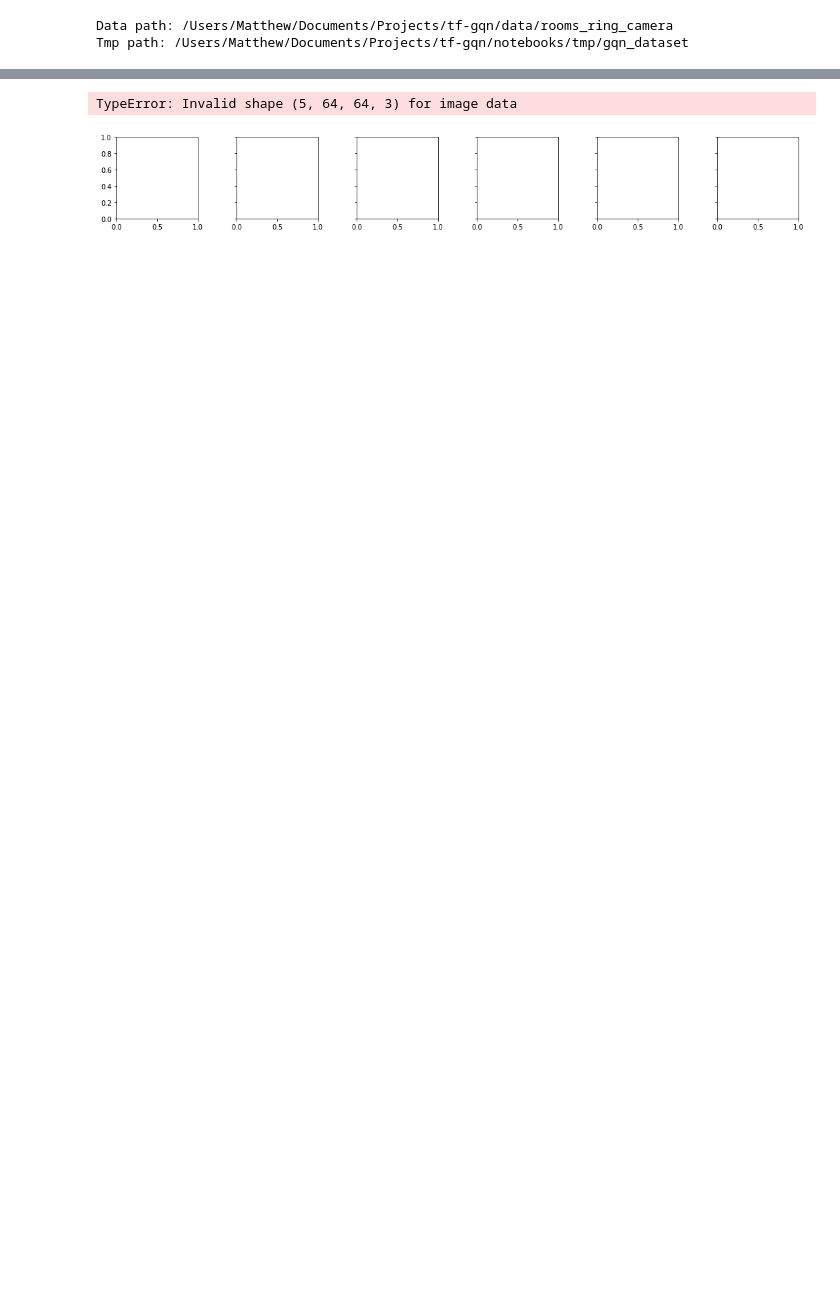
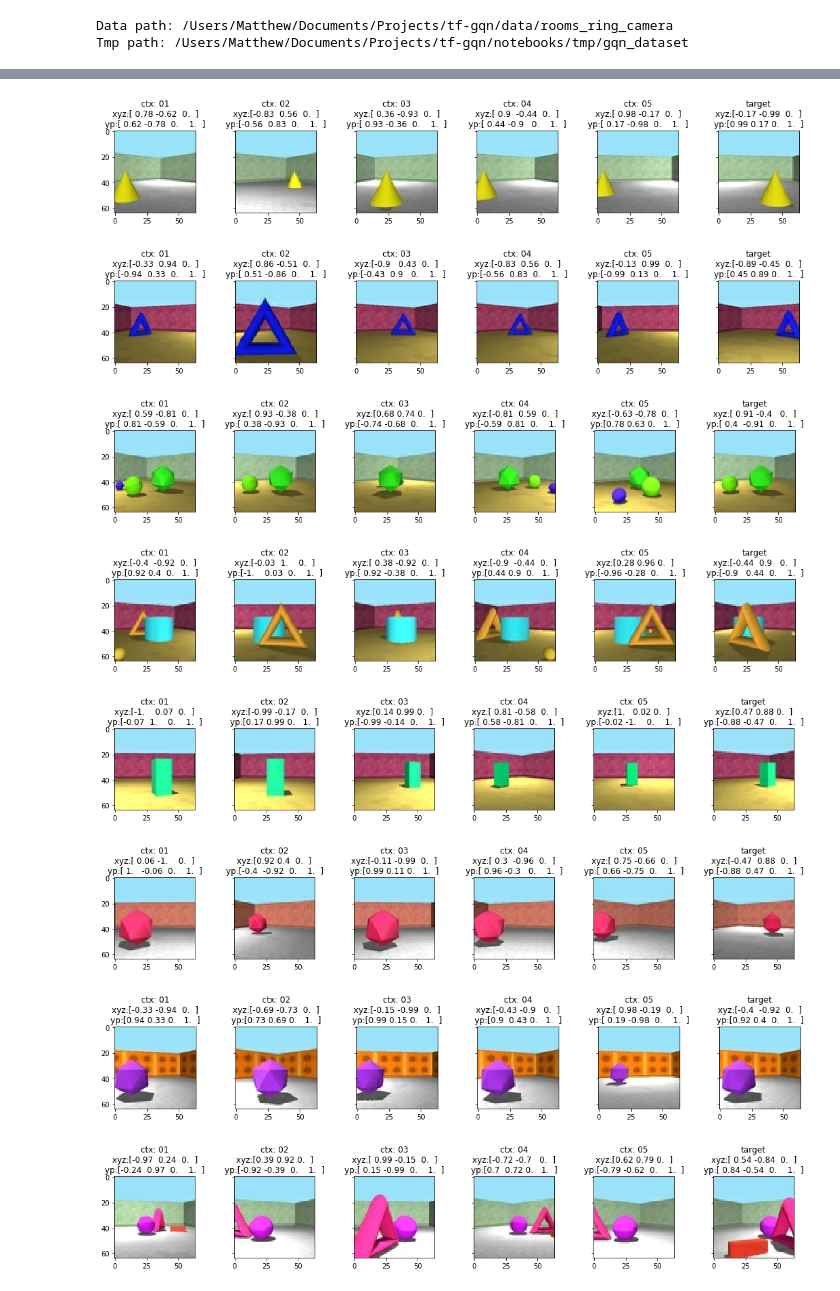
Before and after one commit to ogroth/tf-gqn, a Jupyter notebook: notebooks/gqn_dataset.ipynb, the cells around one changed output, grey strips where cells are left out. Drawn from its saved outputs; the diff is of its cells as text; code cells hidden in the pictures; blank space fills up the shorter version.

Commit message:
visualization is working with EagerDataReader

```diff
--- a/notebooks/gqn_dataset.ipynb
+++ b/notebooks/gqn_dataset.ipynb
@@ -39,7 +39,7 @@ Tmp path: /Users/Matthew/Documents/Projects/tf-gqn/notebooks/tmp/gqn_dataset
 '''data reader setup'''
 mode = "train"  # one of the tf.estimator.ModeKeys: TRAIN or EVAL
 ctx_size=5
-batch_size=10
+batch_size=8
 
 data_reader = EagerDataReader(
         dataset=dataset_name, context_size=ctx_size, rootdir=data_dir, mode=mode,
@@ -53,5 +49,9 @@ data_reader.dataset
 # %%
-for d in data_reader.dataset:
+# New dataset with single batch
+single_batch = data_reader.dataset.take(1)
+
+# Access batch via iterator
+for d in single_batch:
     ctx_frames = d.query.context.frames
     ctx_poses = d.query.context.cameras
     tgt_frame = d.target
@@ -82,52 +71,46 @@ for d in data_reader.dataset:
 # %%
-'''data visualization'''
-skip_load = 1  # adjust this to skip through records
-
-# fetch & parse
-# for _ in range(skip_load):
-#     d, _ = sess.run(data)
-# ctx_frames = d.query.context.frames
-# ctx_poses = d.query.context.cameras
-# tgt_frame = d.target
-# tgt_pose = d.query.query_camera
-# tuple_length = ctx_size + 1  # context points + 1 target
-# print(">>> Context frames:\t%s" % (ctx_frames.shape, ))
-# print(">>> Context poses: \t%s" % (ctx_poses.shape, ))
-# print(">>> Target frame:  \t%s" % (tgt_frame.shape, ))
-# print(">>> Target pose:   \t%s" % (tgt_pose.shape, ))
-
 # visualization constants
 MAX_COLS_PER_ROW = 6
 TILE_HEIGHT, TILE_WIDTH, TILE_PAD = 3.0, 3.0, 0.8
 np.set_printoptions(precision=2, suppress=True)
 
 # visualize all data tuples in the batch
-for n in range(batch_size):
-    # define image grid
+for sample in range(batch_size):
+
     ncols = int(np.min([tuple_length, MAX_COLS_PER_ROW]))
     nrows = int(np.ceil(tuple_length / MAX_COLS_PER_ROW))
-    fig = plt.figure(figsize=(TILE_WIDTH * ncols, TILE_HEIGHT * nrows))
+    fig = plt.figure(1, (TILE_WIDTH * ncols, TILE_HEIGHT * nrows))
+
+    # Define image grid for sample in batch
     grid = ImageGrid(
         fig, 111,  # similar to subplot(111)
         nrows_ncols=(nrows, ncols),
         axes_pad=TILE_PAD,  # pad between axes in inch.
     )
+
     # visualize context
     for ctx_idx in range(ctx_size):
-        rgb = ctx_frames[n, ctx_idx]
-        pose = ctx_poses[n, ctx_idx]
+        rgb = ctx_frames[sample, ctx_idx]
+        pose = ctx_poses[sample, ctx_idx].numpy()
         caption = "ctx: %02d\nxyz:%s\nyp:%s" % \
             (ctx_idx + 1, pose[0:3], pose[3:])
         grid[ctx_idx].imshow(rgb)
         grid[ctx_idx].set_title(caption, loc='center')
+
     # visualize target
-    rgb = tgt_frame[n]
-    pose = tgt_pose[n]
+    rgb = tgt_frame[sample]
+    pose = tgt_pose[sample].numpy()
     caption = "target\nxyz:%s\nyp:%s" % \
         (pose[0:3], pose[3:])
     grid[-1].imshow(rgb)
     grid[-1].set_title(caption, loc='center')
     plt.show()
 # %% [output]
-TypeError: Invalid shape (5, 64, 64, 3) for image data
-[figure, old version]
+[figure, new version]
+[figure, added]
+[figure, added]
+[figure, added]
+[figure, added]
+[figure, added]
+[figure, added]
+[figure, added]
```
Also changed, not shown: parts of 4 cells of this notebook, 1 other file.
